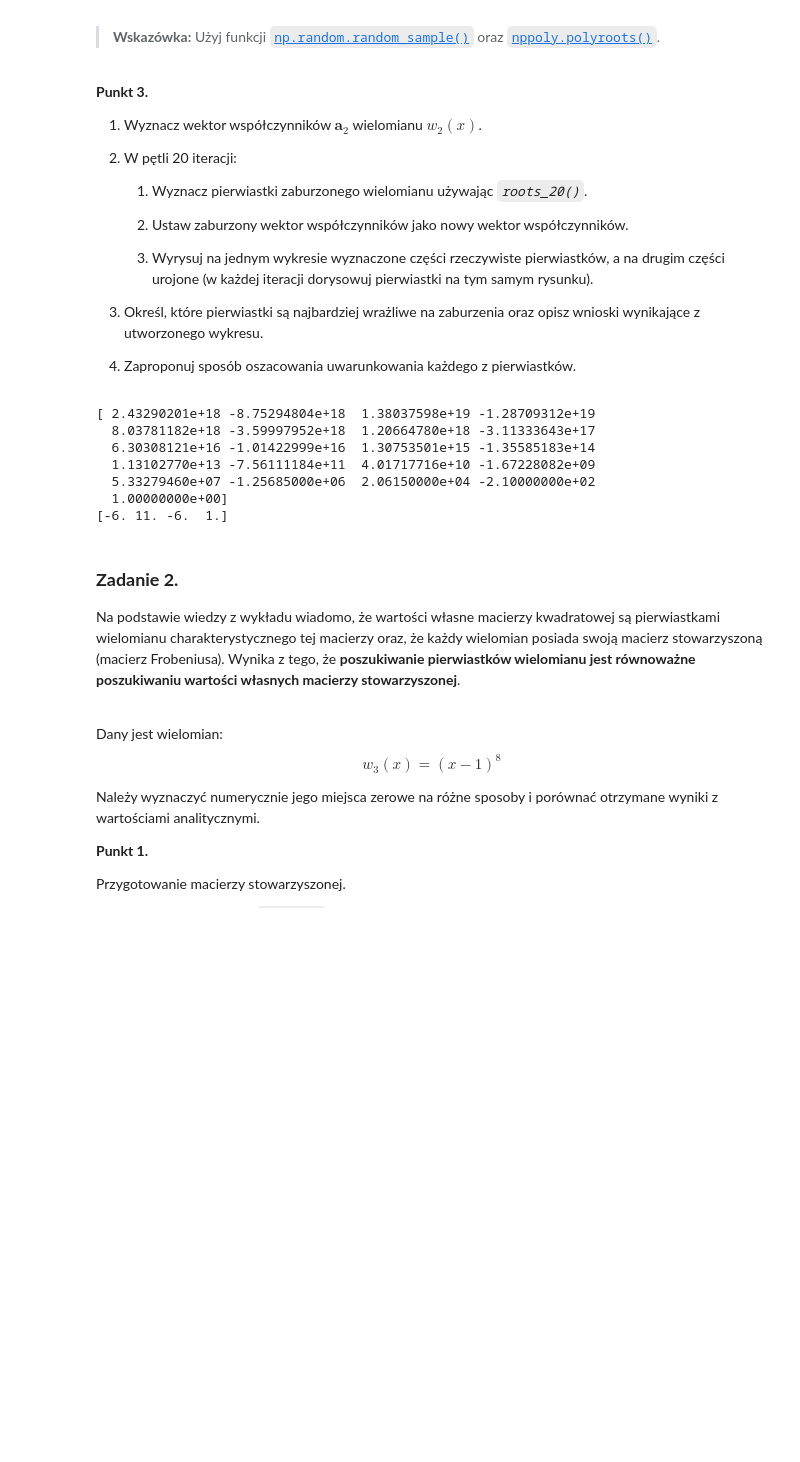
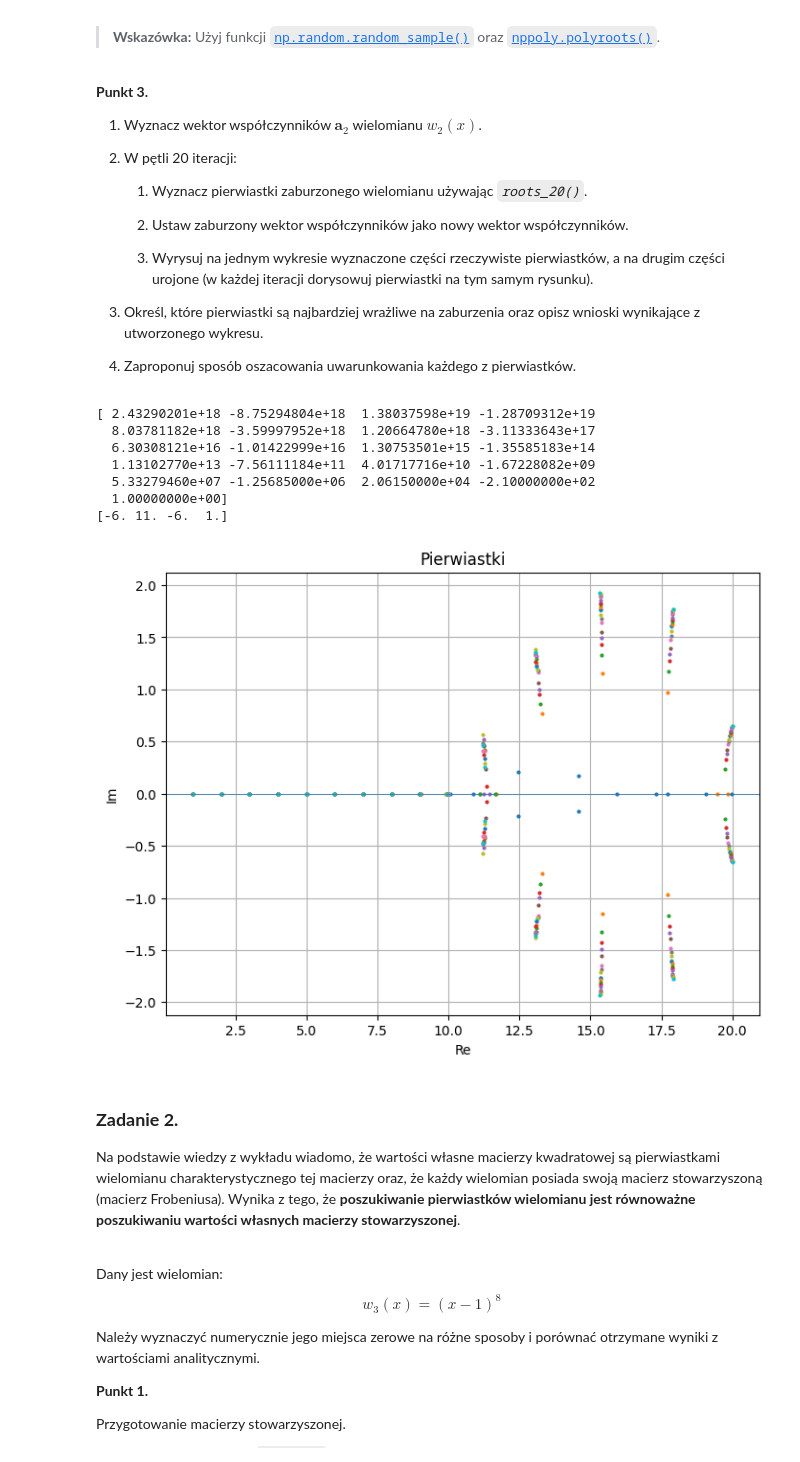
Before and after one commit to MN-KJ-2025/lab-7-pierwiastki-turbokoxpl, a Jupyter notebook: sprawozdanie.ipynb, the cells around one changed output. Drawn from its saved outputs; the diff is of its cells as text; code cells hidden in the pictures; blank space fills up the shorter version.

```diff
--- a/sprawozdanie.ipynb
+++ b/sprawozdanie.ipynb
@@ -109,27 +109,65 @@ Zaimplementuj funkcję *`roots_20()`* wyznaczającą miejsca zerowe wielomianu n
 # %%
 # ===== Twoja implementacja tutaj =====
 
 import numpy as np
 import scipy as sp
 import matplotlib.pyplot as plt
 import numpy.polynomial.polynomial as nppoly
-
+import main
 A=[]
 B=[]
 for i in range(1,21):
     A.append(i)
 for j in range(1,4):
     B.append(j)
 print(nppoly.polyfromroots(A))
 print(nppoly.polyfromroots(B))
+
+
+n = 20
+współczynniki = np.array(nppoly.polyfromroots(A), dtype=float)
+pierwiastki = []
+
+for k in range(n):
+    result = main.roots_20(współczynniki)
+    współczynniki,pierwiastki2 = result
+    pierwiastki.append(pierwiastki2)
+
+
+pierwiastki=np.array(pierwiastki)
+
+
+plt.figure(figsize=(8, 6))
+
+
+for k in range(n):
+    plt.plot(pierwiastki[k].real, pierwiastki[k].imag, ".", markersize=4)
+
+
+
+plt.xlabel("Re")
+plt.ylabel("Im")
+plt.title("Pierwiastki")
+plt.grid(True)
+plt.axhline(0, linewidth=0.5)
+plt.show()
+
+
+
+
+
+
+## Najbardziej wrażliwe są pierwiastki o dużej wartości rzeczywistej, szczególnie blisko 20. Im mniejsze pierwiastki tym mniejsze zaburzenia
+## Uwarunkowanie pierwiastków można ocenić, mierząc ich rozrzut przy zaburzonych współczynnikach.
 # %% [output]
 [ 2.43290201e+18 -8.75294804e+18  1.38037598e+19 -1.28709312e+19
   8.03781182e+18 -3.59997952e+18  1.20664780e+18 -3.11333643e+17
   6.30308121e+16 -1.01422999e+16  1.30753501e+15 -1.35585183e+14
   1.13102770e+13 -7.56111184e+11  4.01717716e+10 -1.67228082e+09
   5.33279460e+07 -1.25685000e+06  2.06150000e+04 -2.10000000e+02
   1.00000000e+00]
 [-6. 11. -6.  1.]
+[figure, added]
 # %% [markdown]
 ### **Zadanie 2.**
 
```
Also changed, not shown: parts of 4 cells of this notebook, 1 other file.
